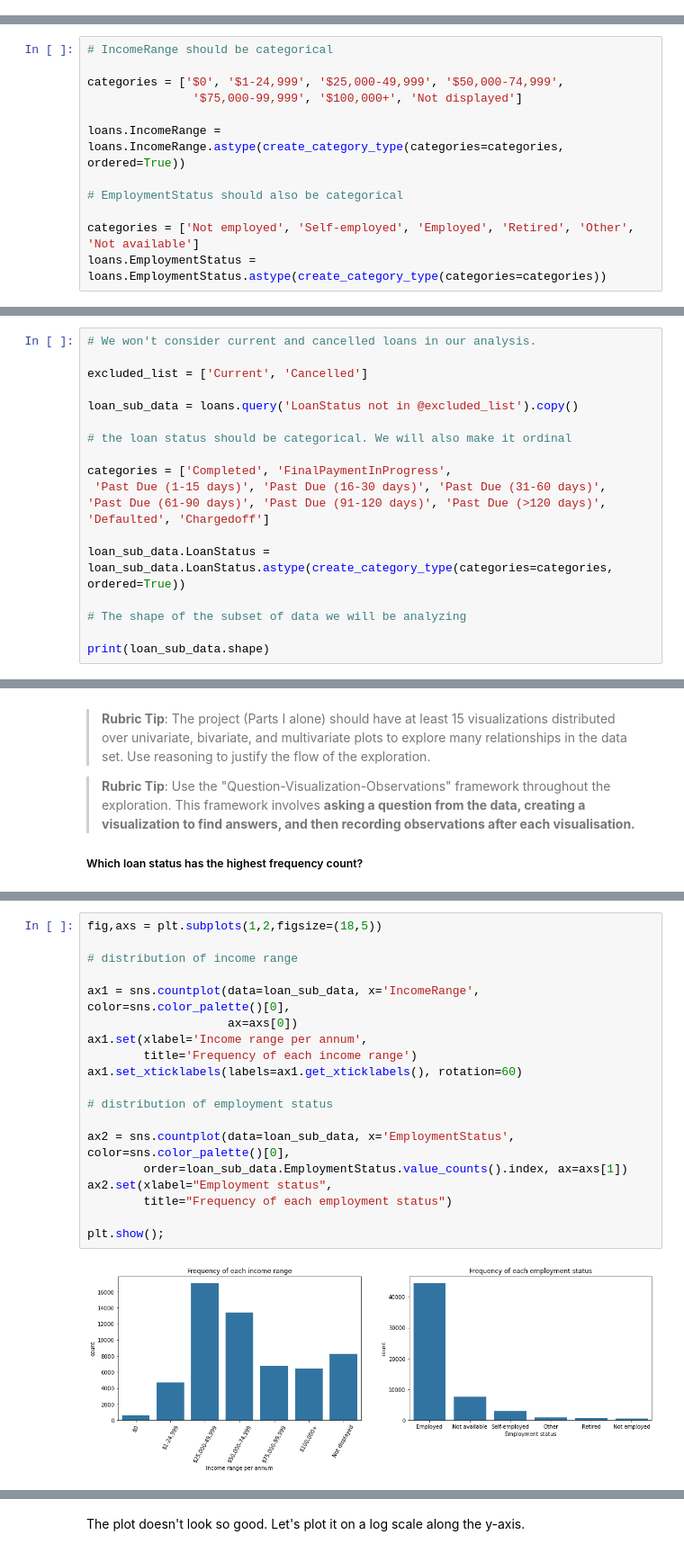
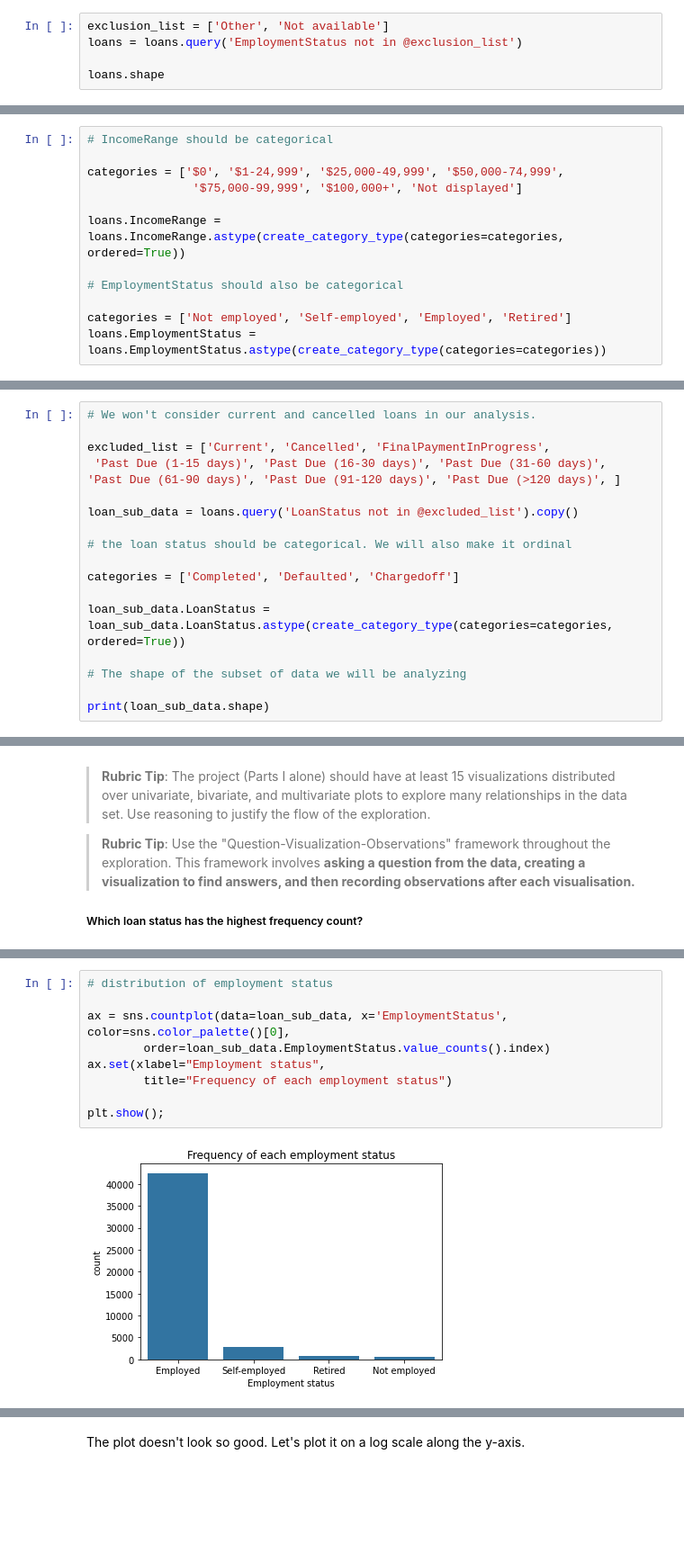
Before and after one commit to cnikoro/prosper_loan_eda, a Jupyter notebook: Part_I_exploration_template.ipynb, the cells around one changed output, grey strips where cells are left out. Shown at 90% size. Saved outputs shown, nothing was run; the diff lists cells and outputs as text; blank space fills up the shorter version.

```diff
--- a/Part_I_exploration_template.ipynb
+++ b/Part_I_exploration_template.ipynb
@@ -139,0 +184,5 @@ Name: EmploymentStatus, dtype: int64
+# %%
+exclusion_list = ['Other', 'Not available']
+loans = loans.query('EmploymentStatus not in @exclusion_list')
+
+loans.shape
@@ -186,7 +237,7 @@ loans.IncomeRange = loans.IncomeRange.astype(create_category_type(categories=cat
 
 # EmploymentStatus should also be categorical
 
-categories = ['Not employed', 'Self-employed', 'Employed', 'Retired', 'Other', 'Not available']
+categories = ['Not employed', 'Self-employed', 'Employed', 'Retired']
 loans.EmploymentStatus = loans.EmploymentStatus.astype(create_category_type(categories=categories))
 # %% [markdown]
 It also makes sense to make `LoanStatus` a categorical variable.
@@ -213,16 +264,15 @@ However, we won't be analyzing current and cancelled loans. Therefore, we will o
 # %%
 # We won't consider current and cancelled loans in our analysis.
 
-excluded_list = ['Current', 'Cancelled']
+excluded_list = ['Current', 'Cancelled', 'FinalPaymentInProgress',
+ 'Past Due (1-15 days)', 'Past Due (16-30 days)', 'Past Due (31-60 days)',
+'Past Due (61-90 days)', 'Past Due (91-120 days)', 'Past Due (>120 days)', ]
 
 loan_sub_data = loans.query('LoanStatus not in @excluded_list').copy()
 
 # the loan status should be categorical. We will also make it ordinal
 
-categories = ['Completed', 'FinalPaymentInProgress',
- 'Past Due (1-15 days)', 'Past Due (16-30 days)', 'Past Due (31-60 days)',
-'Past Due (61-90 days)', 'Past Due (91-120 days)', 'Past Due (>120 days)',
-'Defaulted', 'Chargedoff']
+categories = ['Completed', 'Defaulted', 'Chargedoff']
 
 loan_sub_data.LoanStatus = loan_sub_data.LoanStatus.astype(create_category_type(categories=categories, ordered=True))
 
@@ -324,22 +374,12 @@ The above plot shows that most borrowers completed their loans while the least o
 # %%
-fig,axs = plt.subplots(1,2,figsize=(18,5))
-
-# distribution of income range
-
-ax1 = sns.countplot(data=loan_sub_data, x='IncomeRange', color=sns.color_palette()[0],
-                    ax=axs[0])
-ax1.set(xlabel='Income range per annum',
-        title='Frequency of each income range')
-ax1.set_xticklabels(labels=ax1.get_xticklabels(), rotation=60)
-
 # distribution of employment status
 
-ax2 = sns.countplot(data=loan_sub_data, x='EmploymentStatus', color=sns.color_palette()[0],
-        order=loan_sub_data.EmploymentStatus.value_counts().index, ax=axs[1])
-ax2.set(xlabel="Employment status",
+ax = sns.countplot(data=loan_sub_data, x='EmploymentStatus', color=sns.color_palette()[0],
+        order=loan_sub_data.EmploymentStatus.value_counts().index)
+ax.set(xlabel="Employment status",
         title="Frequency of each employment status")
 
 plt.show();
 # %% [output]
-[figure, old version]
+[figure, new version]
 # %% [markdown]
```
Also changed, not shown: parts of 47 cells of this notebook.
